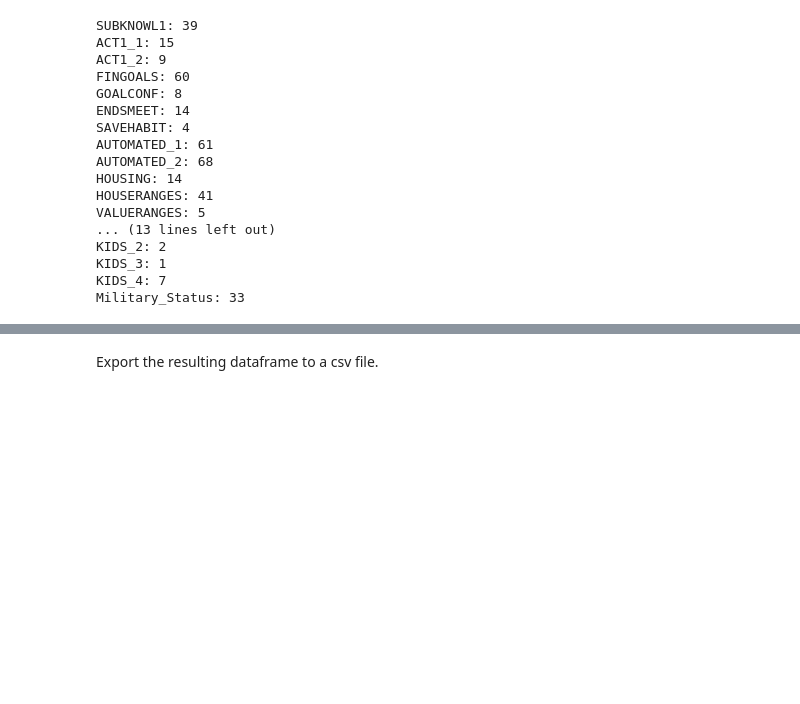
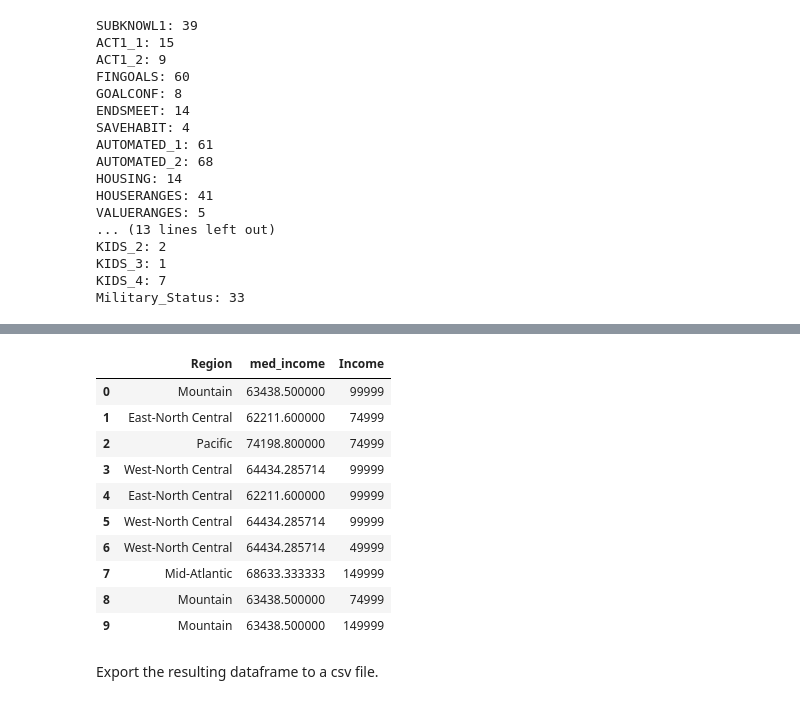
Before and after one commit to tanner-k/Capstone-2-Project-Financial-Wellness, a Jupyter notebook: notebooks/Data_Wrangling.ipynb, the cells around one changed output, grey strips where cells are left out. Drawn from its saved outputs; the diff is of its cells as text; code cells hidden in the pictures; blank space fills up the shorter version.

```diff
--- a/notebooks/Data_Wrangling.ipynb
+++ b/notebooks/Data_Wrangling.ipynb
@@ -308,0 +326,4 @@ There is also a significant number that either didn't know or preferred not to r
+# %%
+mi_2016 = med_income[pd.to_datetime(med_income.DATE).dt.year==2016]
+mi_2016 = pd.melt(mi_2016, id_vars=["DATE"], value_vars=mi_2016.iloc[1:], var_name="StateID", value_name="med_income")
+mi_2016.head()
@@ -308,0 +393,3 @@ There is also a significant number that either didn't know or preferred not to r
+# %%
+regions = mi_2016.groupby("Region").mean("med_income").reset_index()
+regions
@@ -308,0 +407,36 @@ There is also a significant number that either didn't know or preferred not to r
+# %%
+variables = variables.replace({"PPREG9":{1: "New England",
+                                         2: "Mid-Atlantic",
+                                         3: "East-North Central",
+                                         4: "West-North Central",
+                                         5: "South Atlantic",
+                                         6: "East-South Central",
+                                         7: "West-South Central",
+                                         8: "Mountain",
+                                         9: "Pacific"},
+                               "PPINCIMP":{1: 19999,
+                                           2: 29999,
+                                           3: 39999,
+                                           4: 49999,
+                                           5: 59999,
+                                           6: 74999,
+                                           7: 99999,
+                                           8: 149999,
+                                           9: 200000}})
+
+variables = variables.rename(columns={"PPREG9": "Region", "PPINCIMP": "Income"})
+# %%
+variables = pd.merge(variables, regions, on="Region", how="left")
+variables[["Region", "med_income", "Income"]].head(10)
+# %% [output]
+|  | Region | med_income | Income |
+| 0 | Mountain | 63438.500000 | 99999 |
+| 1 | East-North Central | 62211.600000 | 74999 |
+| 2 | Pacific | 74198.800000 | 74999 |
+| 3 | West-North Central | 64434.285714 | 99999 |
+| 4 | East-North Central | 62211.600000 | 99999 |
+| 5 | West-North Central | 64434.285714 | 99999 |
+| 6 | West-North Central | 64434.285714 | 49999 |
+| 7 | Mid-Atlantic | 68633.333333 | 149999 |
+| 8 | Mountain | 63438.500000 | 74999 |
+| 9 | Mountain | 63438.500000 | 149999 |
```
Also changed, not shown: parts of 36 cells of this notebook, 3 other files.
